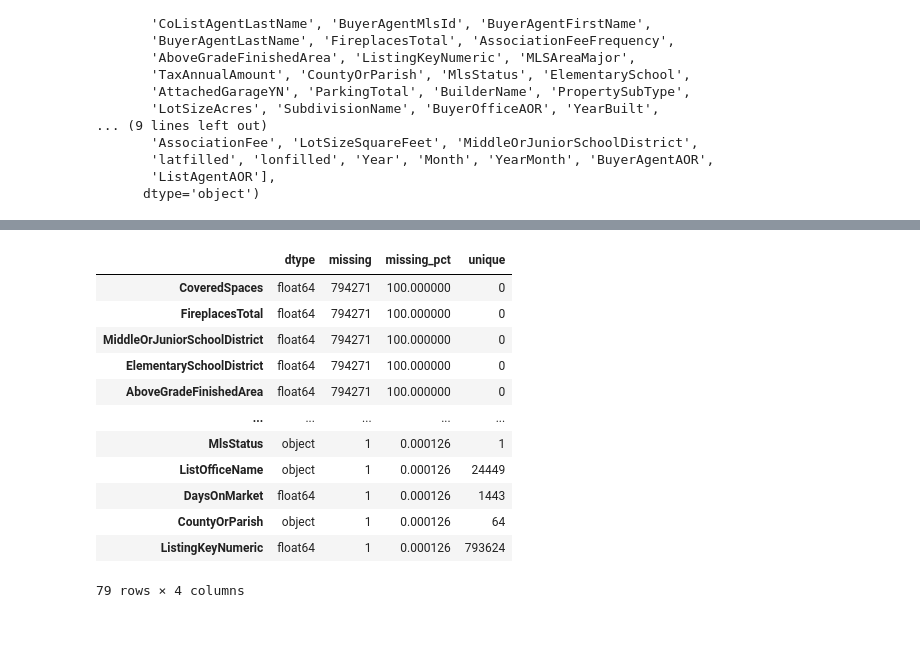
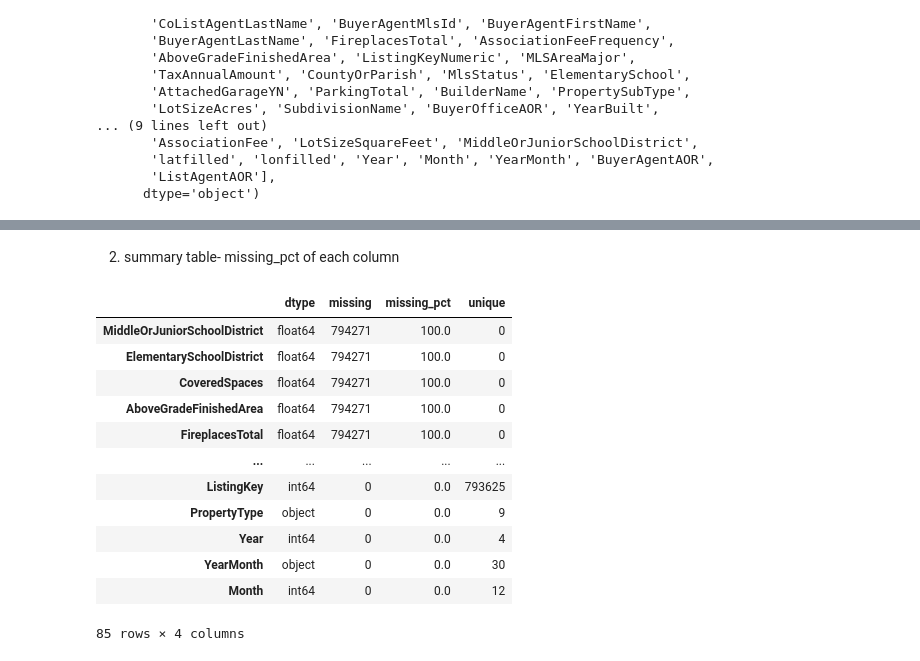
Before and after one commit to CiciAa777/idx-data, a Jupyter notebook: 02_preprocessing.ipynb, the cells around one changed output, grey strips where cells are left out. Drawn from its saved outputs; the diff is of its cells as text; code cells hidden in the pictures; blank space fills up the shorter version.

```diff
--- a/02_preprocessing.ipynb
+++ b/02_preprocessing.ipynb
@@ -37,0 +40,2 @@ df = pd.concat(df_list, axis=0, ignore_index=True)
+# %%
+df = pd.read_csv('data/stacked_data.csv')
@@ -109,27 +84,29 @@ Length: 85, dtype: int64
+# %% [markdown]
+2. summary table- missing_pct of each column
 # %%
 summary = pd.DataFrame({
     "dtype": df.dtypes,
     "missing": df.isnull().sum(),
     "missing_pct": df.isnull().mean()*100,
     "unique": df.nunique()
 })
 \
-summary = summary[summary["missing"] > 0]
+# summary = summary[summary["missing"] > 0]
 summary.sort_values(
     "missing_pct",
     ascending=False
 )
 # %% [output]
 |  | dtype | missing | missing_pct | unique |
-| CoveredSpaces | float64 | 794271 | 100.000000 | 0 |
-| FireplacesTotal | float64 | 794271 | 100.000000 | 0 |
-| MiddleOrJuniorSchoolDistrict | float64 | 794271 | 100.000000 | 0 |
-| ElementarySchoolDistrict | float64 | 794271 | 100.000000 | 0 |
-| AboveGradeFinishedArea | float64 | 794271 | 100.000000 | 0 |
+| MiddleOrJuniorSchoolDistrict | float64 | 794271 | 100.0 | 0 |
+| ElementarySchoolDistrict | float64 | 794271 | 100.0 | 0 |
+| CoveredSpaces | float64 | 794271 | 100.0 | 0 |
+| AboveGradeFinishedArea | float64 | 794271 | 100.0 | 0 |
+| FireplacesTotal | float64 | 794271 | 100.0 | 0 |
 | ... | ... | ... | ... | ... |
-| MlsStatus | object | 1 | 0.000126 | 1 |
-| ListOfficeName | object | 1 | 0.000126 | 24449 |
-| DaysOnMarket | float64 | 1 | 0.000126 | 1443 |
-| CountyOrParish | object | 1 | 0.000126 | 64 |
-| ListingKeyNumeric | float64 | 1 | 0.000126 | 793624 |
+| ListingKey | int64 | 0 | 0.0 | 793625 |
+| PropertyType | object | 0 | 0.0 | 9 |
+| Year | int64 | 0 | 0.0 | 4 |
+| YearMonth | object | 0 | 0.0 | 30 |
+| Month | int64 | 0 | 0.0 | 12 |
-79 rows × 4 columns
+85 rows × 4 columns
```
Also changed, not shown: parts of 17 cells of this notebook, 2 other files.
